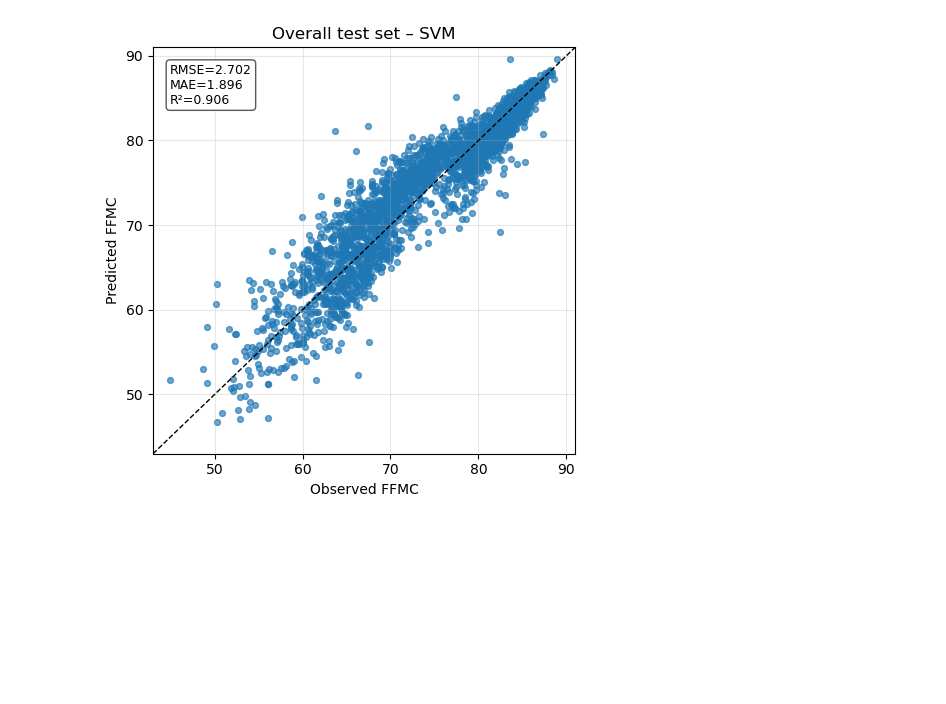
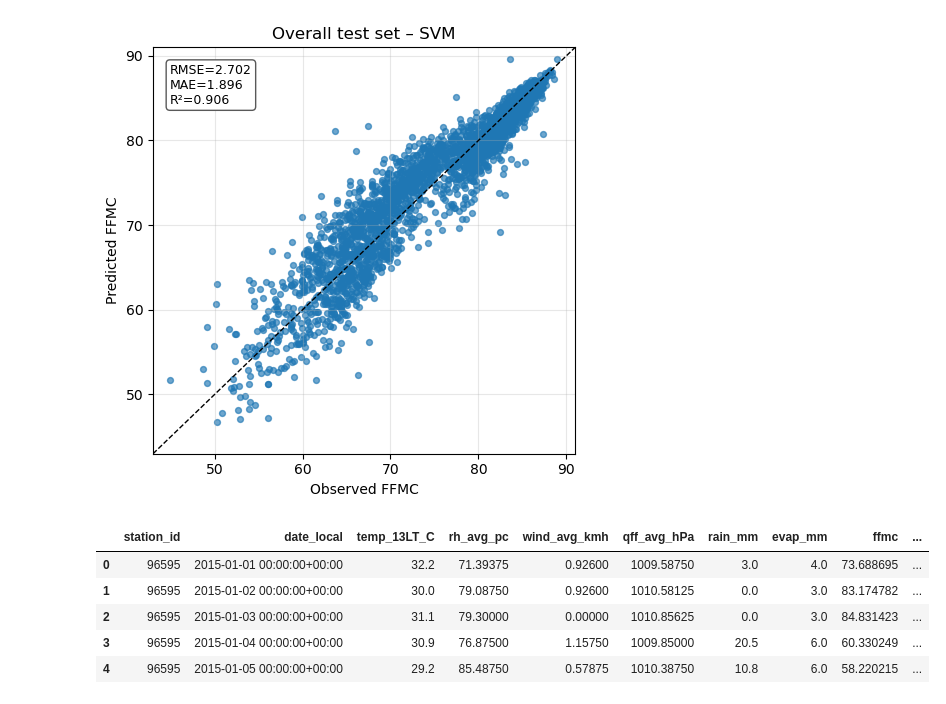
Before and after one commit to rezabayu/ffmc_dc, a Jupyter notebook: notebooks/05_plotting_calc_ffmc.ipynb, the cells around one changed output. Cells and saved outputs as stored; diff of their text form; code cells hidden in the pictures; blank space fills up the shorter version.

```diff
--- a/notebooks/05_plotting_calc_ffmc.ipynb
+++ b/notebooks/05_plotting_calc_ffmc.ipynb
@@ -197,3 +197,61 @@ Saved: reports/figures/scatter_ann.png
 [figure]
 Saved: reports/figures/scatter_svm.png
 [figure]
+# %%
+# === Imports
+import pandas as pd
+import numpy as np
+import matplotlib.pyplot as plt
+import matplotlib.dates as mdates
+from pathlib import Path
+import calendar
+
+# === 🔧 Sesuaikan path & nama kolom bila perlu
+INPUT_PATHS = [
+    Path("/home/rzby/ffmc_dc/data/processed/daily_features.parquet"),  # prioritas
+]
+VALUE_COL = "qff_avg_hPa"        # kolom yang dianalisis IQR & diplot boxplot (ganti kalau perlu)
+
+# --- cari file yang ada
+for p in INPUT_PATHS:
+    if p.exists():
+        INP = p
+        break
+else:
+    raise FileNotFoundError("File daily features tidak ditemukan. Periksa daftar 'INPUT_PATHS'.")
+
+# === Baca data
+if INP.suffix.lower() == ".parquet":
+    df = pd.read_parquet(INP)
+else:
+    df = pd.read_excel(INP)
+
+# --- Standarkan nama kolom agar mudah dideteksi
+df.columns = [c.strip() for c in df.columns]
+
+# --- Deteksi kolom tanggal & stasiun
+date_col = next((c for c in df.columns if "date" in c.lower()), None)
+station_col = None
+for key in ["station_id", "wmo_id", "wmo", "station"]:
+    if station_col is None and any(key == c.lower() for c in df.columns):
+        station_col = next(c for c in df.columns if c.lower() == key)
+        break
+
+assert date_col is not None,  "Kolom tanggal tidak ditemukan (cari yang mengandung 'date')."
+assert station_col is not None,"Kolom stasiun tidak ditemukan (coba 'station_id'/'WMO'/'wmo_id')."
+assert VALUE_COL in df.columns, f"Kolom '{VALUE_COL}' tidak ada. Ubah VALUE_COL atau cek file."
+
+# --- Tipe & turunan bulan
+df[date_col] = pd.to_datetime(df[date_col])
+df["month"] = df[date_col].dt.month
+
+# --- Hanya nilai finite
+df = df[np.isfinite(df[VALUE_COL])]
+df.head()
+# %% [output]
+|  | station_id | date_local | temp_13LT_C | rh_avg_pc | wind_avg_kmh | qff_avg_hPa | rain_mm | evap_mm | ffmc | ... |
+| 0 | 96595 | 2015-01-01 00:00:00+00:00 | 32.2 | 71.39375 | 0.92600 | 1009.58750 | 3.0 | 4.0 | 73.688695 | ... |
+| 1 | 96595 | 2015-01-02 00:00:00+00:00 | 30.0 | 79.08750 | 0.92600 | 1010.58125 | 0.0 | 3.0 | 83.174782 | ... |
+| 2 | 96595 | 2015-01-03 00:00:00+00:00 | 31.1 | 79.30000 | 0.00000 | 1010.85625 | 0.0 | 3.0 | 84.831423 | ... |
+| 3 | 96595 | 2015-01-04 00:00:00+00:00 | 30.9 | 76.87500 | 1.15750 | 1009.85000 | 20.5 | 6.0 | 60.330249 | ... |
+| 4 | 96595 | 2015-01-05 00:00:00+00:00 | 29.2 | 85.48750 | 0.57875 | 1010.38750 | 10.8 | 6.0 | 58.220215 | ... |
```
Also changed, not shown: parts of 3 cells of this notebook, 28 other files.
